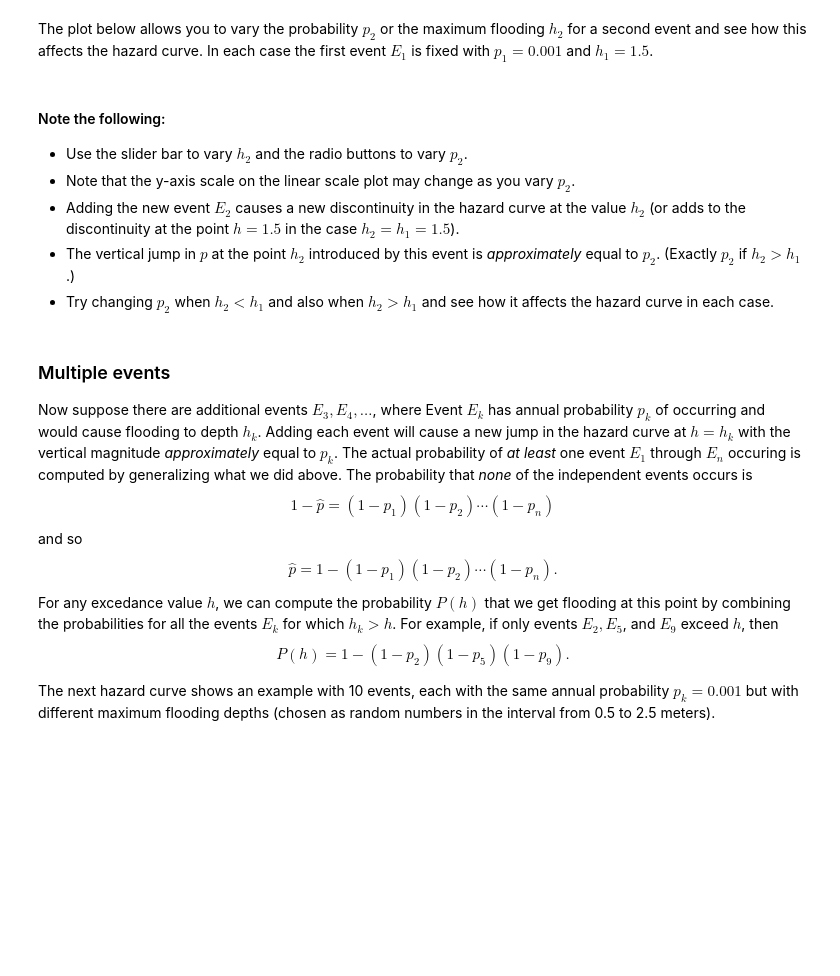
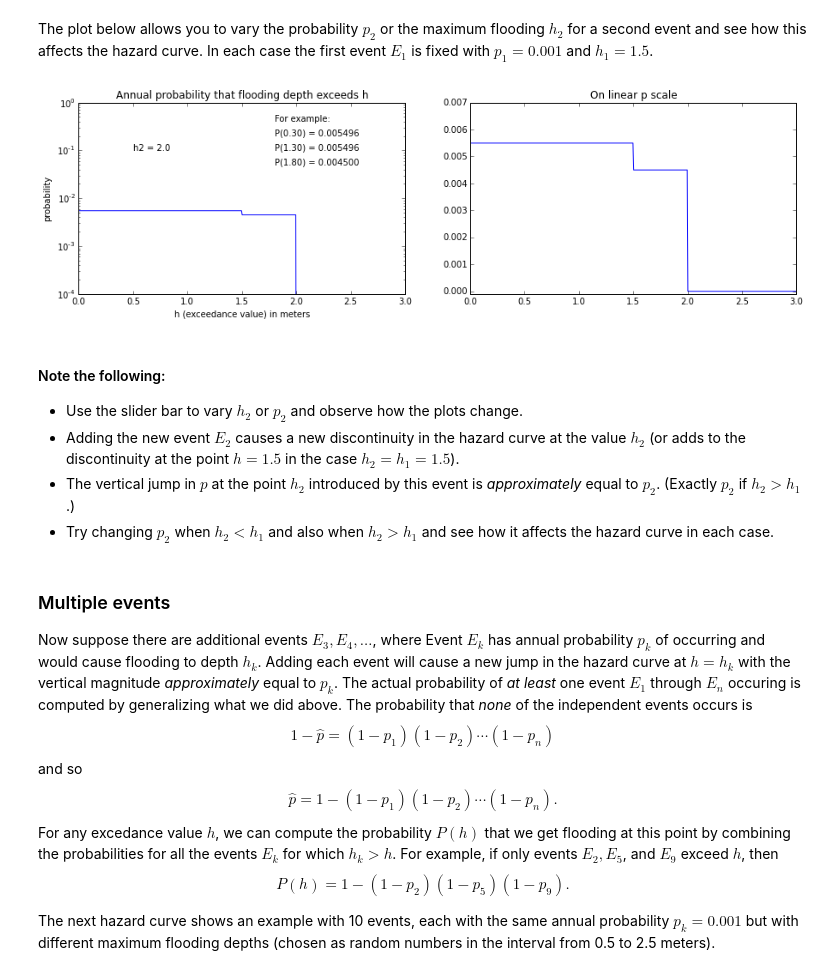
Before and after one commit to rjleveque/ptha_tutorial, a Jupyter notebook: Hazard_Curves.ipynb, the cells around one changed output. Drawn from its saved outputs; the diff is of its cells as text; code cells hidden in the pictures; blank space fills up the shorter version.

```diff
--- a/Hazard_Curves.ipynb
+++ b/Hazard_Curves.ipynb
@@ -82,8 +90,11 @@ StaticInteract(makefig, h2=RangeWidget(0.5,2.5,0.5,default=1.), \
+# %%
+interact(HC.makefig, p2=[0.0005, 0.005, 0.0005], h2=[0.,2.5,0.5], )
+# %% [output]
+[figure, added]
 # %% [markdown]
 #### Note the following:
 
-- Use the slider bar to vary $h_2$ and the radio buttons to vary $p_2$.
-- Note that the y-axis scale on the linear scale plot may change as you vary $p_2$.
+- Use the slider bar to vary $h_2$ or $p_2$ and observe how the plots change.
 - Adding the new event $E_2$ causes a new discontinuity in the hazard curve at the value $h_2$ (or adds to the discontinuity at the point $h=1.5$ in the case $h_2 = h_1 = 1.5$).
 - The vertical jump in $p$ at the point $h_2$ introduced by this event is *approximately* equal to $p_2$. (Exactly $p_2$ if $h_2 > h_1$.)
 - Try changing $p_2$ when $h_2 < h_1$ and also when $h_2 > h_1$ and see how it affects the hazard curve in each case.
```
Also changed, not shown: parts of 9 cells of this notebook, 3 other files.
